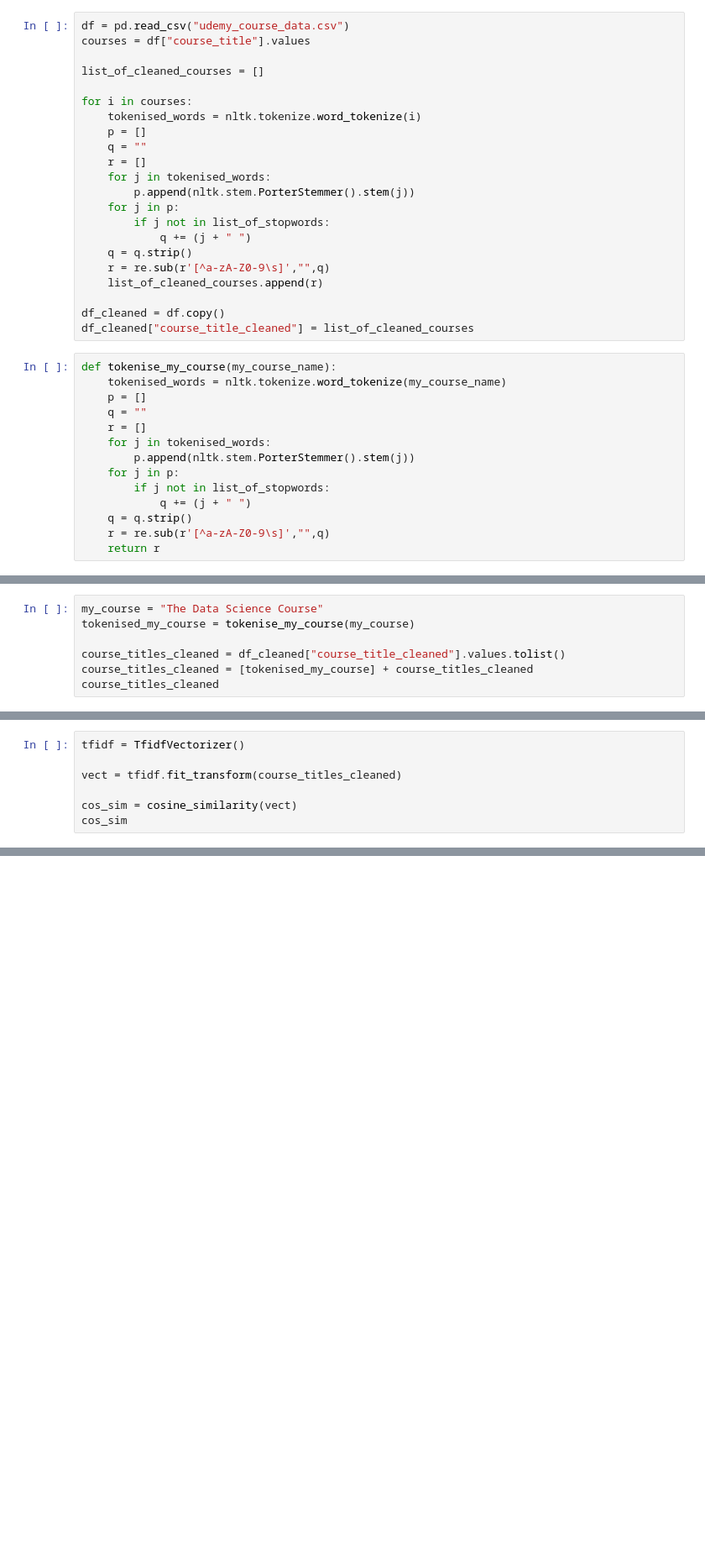
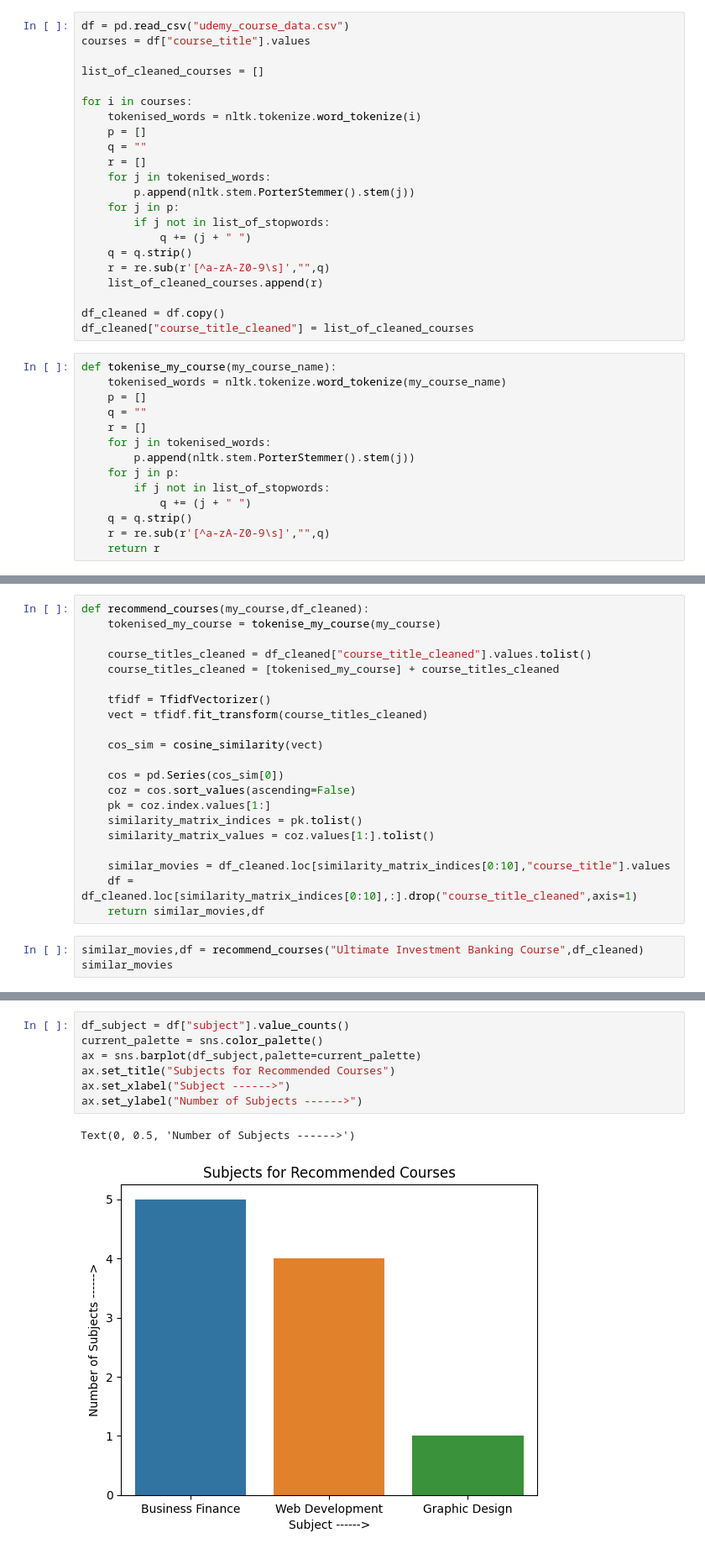
Before and after one commit to amith-vardhan99/udemy, a Jupyter notebook: 15 - SmartCourse - Guiding Your Academic Journey - Course Recommendation/notebook.ipynb, the cells around one changed output, grey strips where cells are left out. Shown at 84% size. Saved outputs shown, nothing was run; the diff lists cells and outputs as text; blank space fills up the shorter version.

```diff
--- a/15 - SmartCourse - Guiding Your Academic Journey - Course Recommendation/notebook.ipynb
+++ b/15 - SmartCourse - Guiding Your Academic Journey - Course Recommendation/notebook.ipynb
@@ -73,10 +75,3 @@ df_cleaned.head()
 | 2 | 1006314 | Financial Modeling for Business A... | https://www.udemy.com/financial-m... | True | 45 | 2174 | 74 | 51 | ... |
 | 3 | 1210588 | Beginner to Pro - Financial Analy... | https://www.udemy.com/complete-ex... | True | 95 | 2451 | 11 | 36 | ... |
 | 4 | 1011058 | How To Maximize Your Profits Trad... | https://www.udemy.com/how-to-maxi... | True | 200 | 1276 | 45 | 26 | ... |
-# %%
-my_course = "The Data Science Course"
-tokenised_my_course = tokenise_my_course(my_course)
-
-course_titles_cleaned = df_cleaned["course_title_cleaned"].values.tolist()
-course_titles_cleaned = [tokenised_my_course] + course_titles_cleaned
-course_titles_cleaned
@@ -101,8 +78,25 @@ course_titles_cleaned
+# %%
+def recommend_courses(my_course,df_cleaned):
+    tokenised_my_course = tokenise_my_course(my_course)
+
+    course_titles_cleaned = df_cleaned["course_title_cleaned"].values.tolist()
+    course_titles_cleaned = [tokenised_my_course] + course_titles_cleaned
+
+    tfidf = TfidfVectorizer()
+    vect = tfidf.fit_transform(course_titles_cleaned)
+
+    cos_sim = cosine_similarity(vect)
+
+    cos = pd.Series(cos_sim[0])
+    coz = cos.sort_values(ascending=False)
+    pk = coz.index.values[1:]
+    similarity_matrix_indices = pk.tolist()
+    similarity_matrix_values = coz.values[1:].tolist()
+
+    similar_movies = df_cleaned.loc[similarity_matrix_indices[0:10],"course_title"].values
+    df = df_cleaned.loc[similarity_matrix_indices[0:10],:].drop("course_title_cleaned",axis=1)
+    return similar_movies,df
 # %%
-tfidf = TfidfVectorizer()
-
-vect = tfidf.fit_transform(course_titles_cleaned)
-
-cos_sim = cosine_similarity(vect)
-cos_sim
+similar_movies,df = recommend_courses("Ultimate Investment Banking Course",df_cleaned)
+similar_movies
 # %% [output]
@@ -188,0 +127,10 @@ print("")
+# %%
+df_subject = df["subject"].value_counts()
+current_palette = sns.color_palette()
+ax = sns.barplot(df_subject,palette=current_palette)
+ax.set_title("Subjects for Recommended Courses")
+ax.set_xlabel("Subject ------>")
+ax.set_ylabel("Number of Subjects ------>")
+# %% [output]
+Text(0, 0.5, 'Number of Subjects ------>')
+[figure, added]
```
Also changed, not shown: parts of 9 cells of this notebook, 1 other file.
